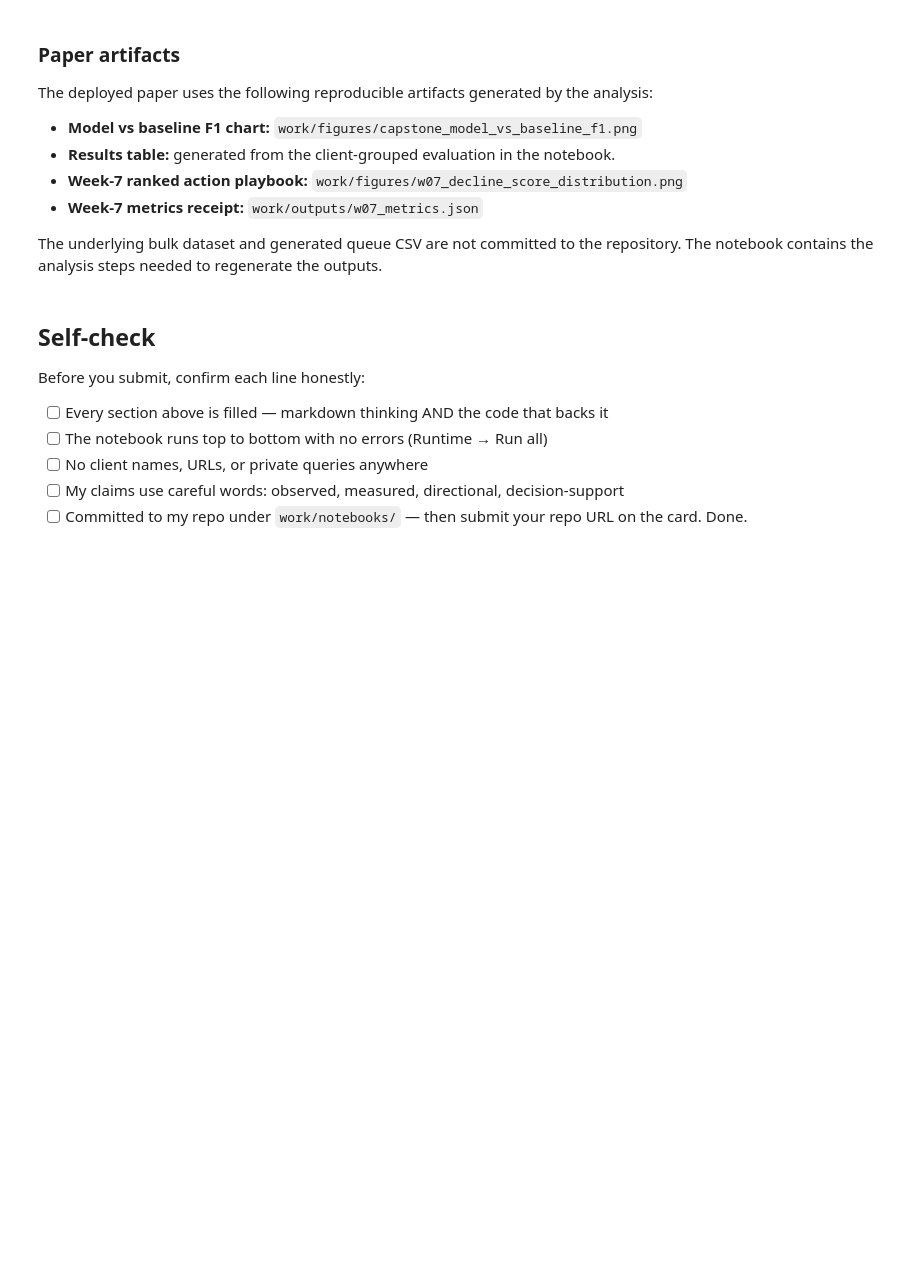
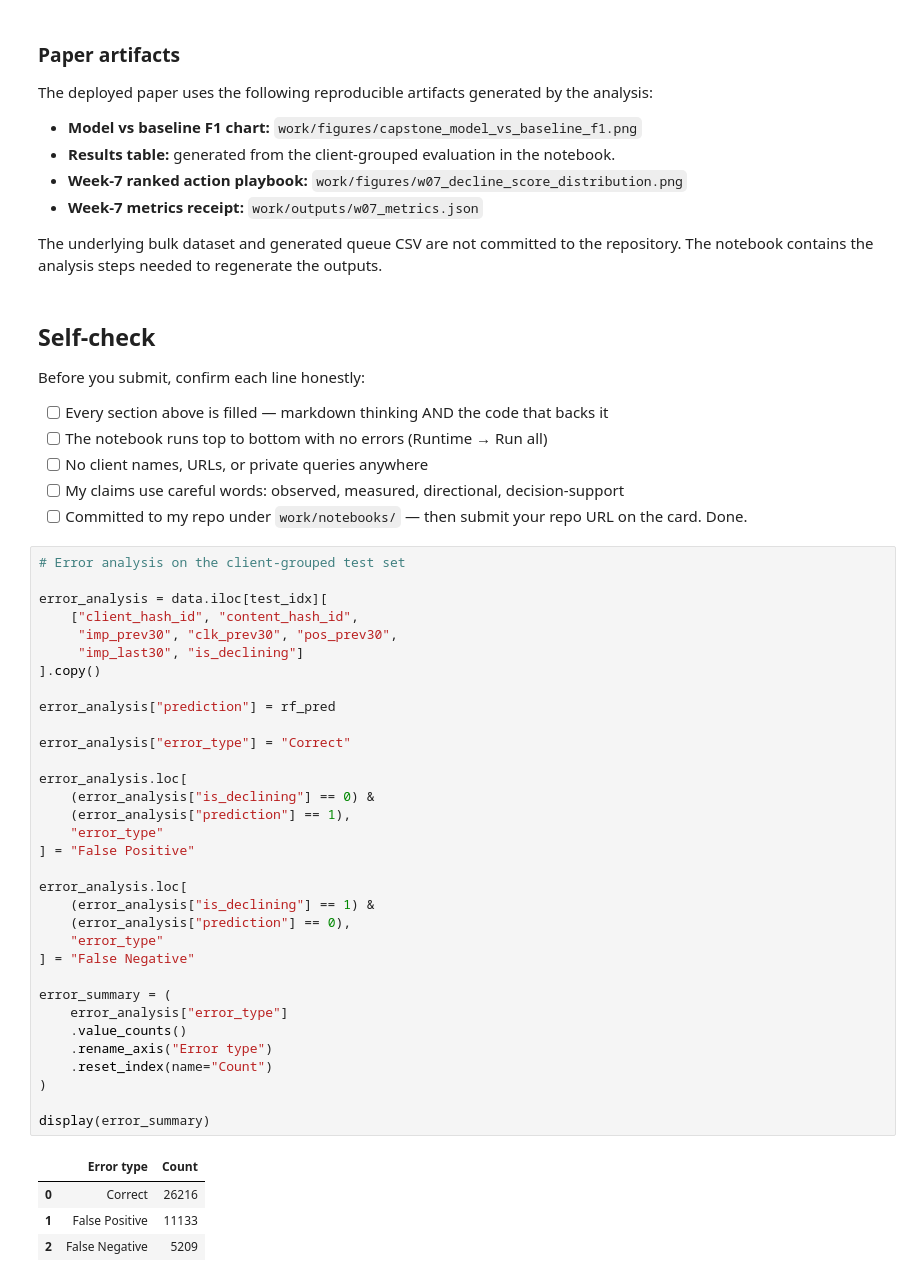
Before and after one commit to atulpatel-net/FlyRank_ML_In, a Jupyter notebook: work/notebooks/capstone.ipynb, the cells around one changed output. Drawn from its saved outputs; the diff is of its cells as text; blank space fills up the shorter version.

```diff
--- a/work/notebooks/capstone.ipynb
+++ b/work/notebooks/capstone.ipynb
@@ -462,3 +462,41 @@ Before you submit, confirm each line honestly:
 - [ ] No client names, URLs, or private queries anywhere
 - [ ] My claims use careful words: observed, measured, directional, decision-support
 - [ ] Committed to my repo under `work/notebooks/` — then submit your repo URL on the card. Done.
+# %%
+# Error analysis on the client-grouped test set
+
+error_analysis = data.iloc[test_idx][
+    ["client_hash_id", "content_hash_id",
+     "imp_prev30", "clk_prev30", "pos_prev30",
+     "imp_last30", "is_declining"]
+].copy()
+
+error_analysis["prediction"] = rf_pred
+
+error_analysis["error_type"] = "Correct"
+
+error_analysis.loc[
+    (error_analysis["is_declining"] == 0) &
+    (error_analysis["prediction"] == 1),
+    "error_type"
+] = "False Positive"
+
+error_analysis.loc[
+    (error_analysis["is_declining"] == 1) &
+    (error_analysis["prediction"] == 0),
+    "error_type"
+] = "False Negative"
+
+error_summary = (
+    error_analysis["error_type"]
+    .value_counts()
+    .rename_axis("Error type")
+    .reset_index(name="Count")
+)
+
+display(error_summary)
+# %% [output]
+|  | Error type | Count |
+| 0 | Correct | 26216 |
+| 1 | False Positive | 11133 |
+| 2 | False Negative | 5209 |
```
Also changed, not shown: 1 other file.
